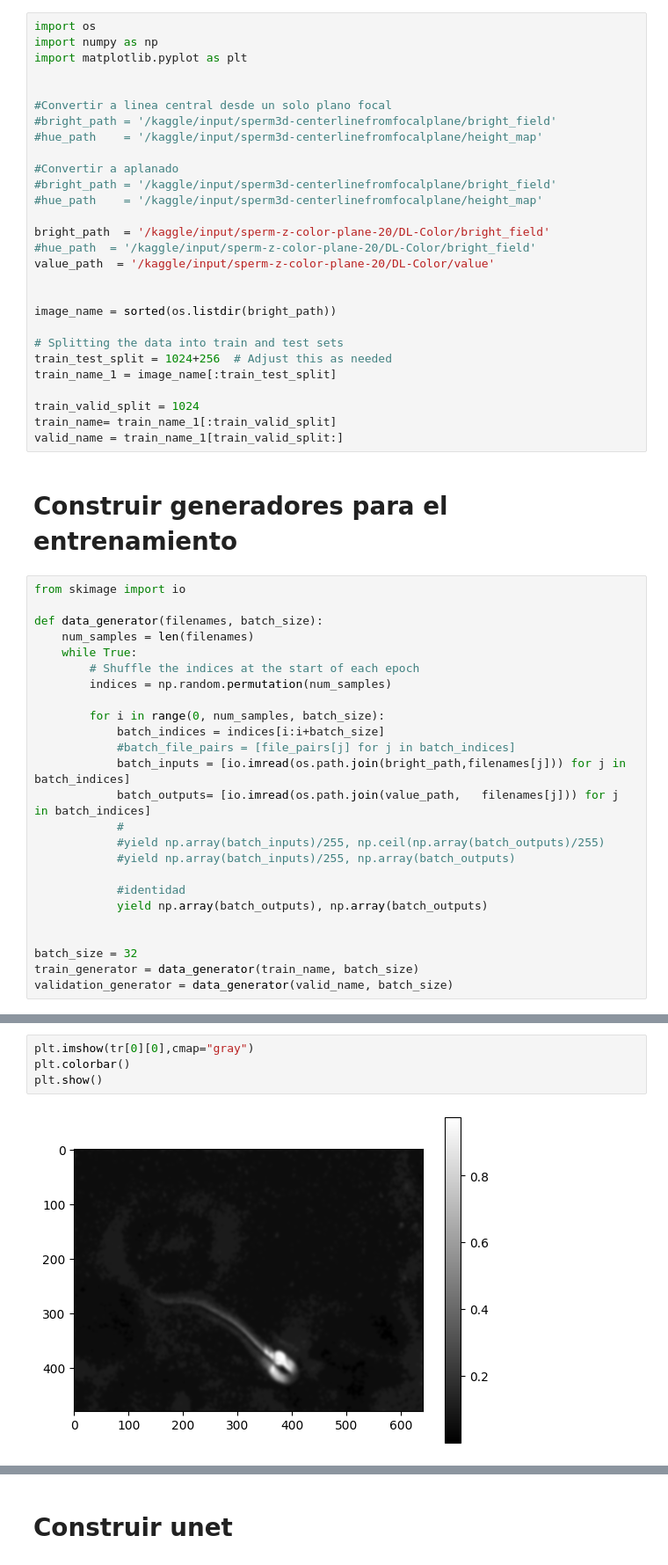
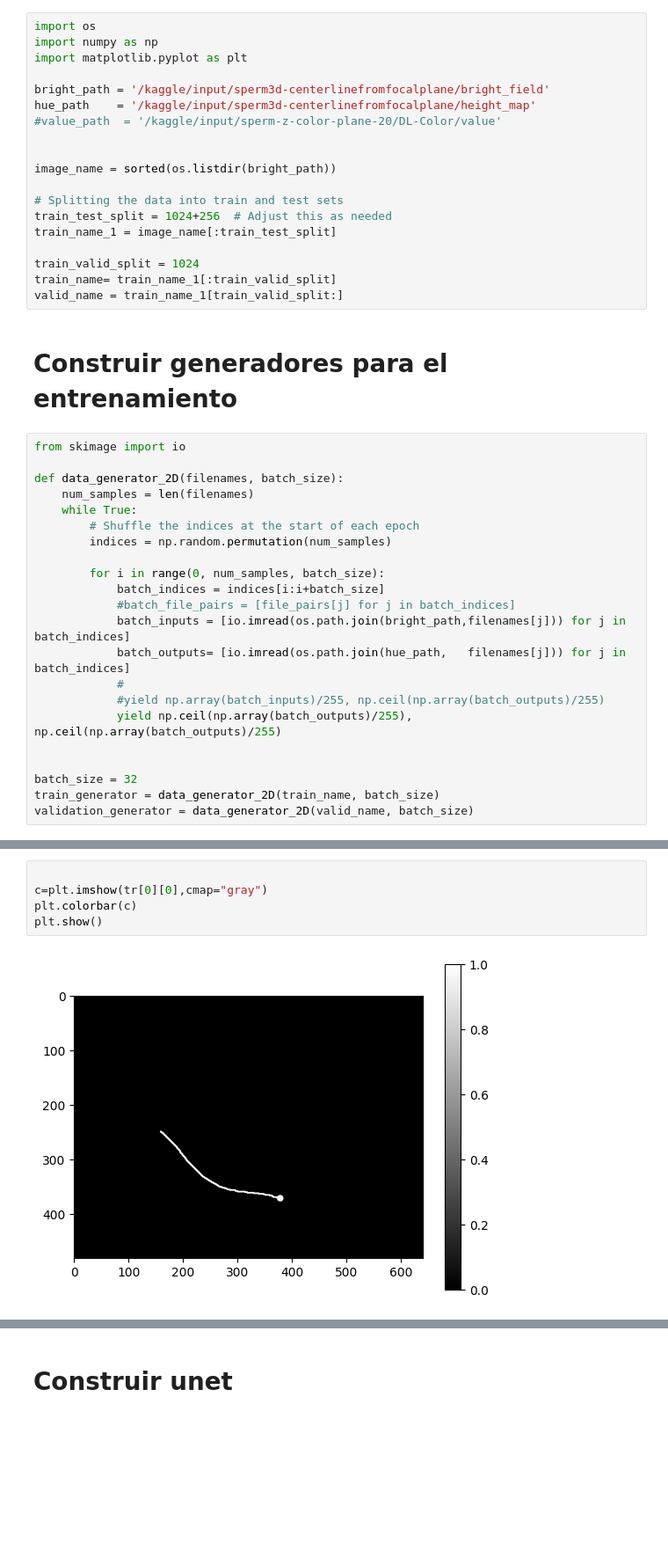
Before and after one commit to AndresBrie/asdf, a Jupyter notebook: unet-2d-3d.ipynb, the cells around one changed output, grey strips where cells are left out. Shown: that part at 88% size. Cells and saved outputs as stored; diff of their text form; blank space fills up the shorter version.

```diff
--- a/unet-2d-3d.ipynb
+++ b/unet-2d-3d.ipynb
@@ -5,18 +5,9 @@ import os
 import numpy as np
 import matplotlib.pyplot as plt
 
-
-#Convertir a linea central desde un solo plano focal
-#bright_path = '/kaggle/input/sperm3d-centerlinefromfocalplane/bright_field'
-#hue_path    = '/kaggle/input/sperm3d-centerlinefromfocalplane/height_map'
-
-#Convertir a aplanado
-#bright_path = '/kaggle/input/sperm3d-centerlinefromfocalplane/bright_field'
-#hue_path    = '/kaggle/input/sperm3d-centerlinefromfocalplane/height_map'
-
-bright_path  = '/kaggle/input/sperm-z-color-plane-20/DL-Color/bright_field'
-#hue_path  = '/kaggle/input/sperm-z-color-plane-20/DL-Color/bright_field'
-value_path  = '/kaggle/input/sperm-z-color-plane-20/DL-Color/value'
+bright_path = '/kaggle/input/sperm3d-centerlinefromfocalplane/bright_field'
+hue_path    = '/kaggle/input/sperm3d-centerlinefromfocalplane/height_map'
+#value_path  = '/kaggle/input/sperm-z-color-plane-20/DL-Color/value'
 
 
 image_name = sorted(os.listdir(bright_path))
@@ -33,7 +24,7 @@ valid_name = train_name_1[train_valid_split:]
 # %%
 from skimage import io
 
-def data_generator(filenames, batch_size):
+def data_generator_2D(filenames, batch_size):
     num_samples = len(filenames)
     while True:
         # Shuffle the indices at the start of each epoch
@@ -43,18 +34,15 @@ def data_generator(filenames, batch_size):
             batch_indices = indices[i:i+batch_size]
             #batch_file_pairs = [file_pairs[j] for j in batch_indices]
             batch_inputs = [io.imread(os.path.join(bright_path,filenames[j])) for j in batch_indices]
-            batch_outputs= [io.imread(os.path.join(value_path,   filenames[j])) for j in batch_indices]
+            batch_outputs= [io.imread(os.path.join(hue_path,   filenames[j])) for j in batch_indices]
             #
             #yield np.array(batch_inputs)/255, np.ceil(np.array(batch_outputs)/255)
-            #yield np.array(batch_inputs)/255, np.array(batch_outputs)
-
-            #identidad
-            yield np.array(batch_outputs), np.array(batch_outputs)
+            yield np.ceil(np.array(batch_outputs)/255), np.ceil(np.array(batch_outputs)/255)
 
 
 batch_size = 32
-train_generator = data_generator(train_name, batch_size)
-validation_generator = data_generator(valid_name, batch_size)
+train_generator = data_generator_2D(train_name, batch_size)
+validation_generator = data_generator_2D(valid_name, batch_size)
 # %%
 for tr in train_generator:
     print(np.array(tr).shape)
@@ -69,9 +57,10 @@ plt.show()
 # %%
-plt.imshow(tr[0][0],cmap="gray")
-plt.colorbar()
+
+c=plt.imshow(tr[0][0],cmap="gray")
+plt.colorbar(c)
 plt.show()
 # %% [output]
-[figure, old version]
+[figure, new version]
 # %%
 print(np.max(tr[1][0]))
 # %% [output]
```
Also changed, not shown: parts of 8 cells of this notebook.
